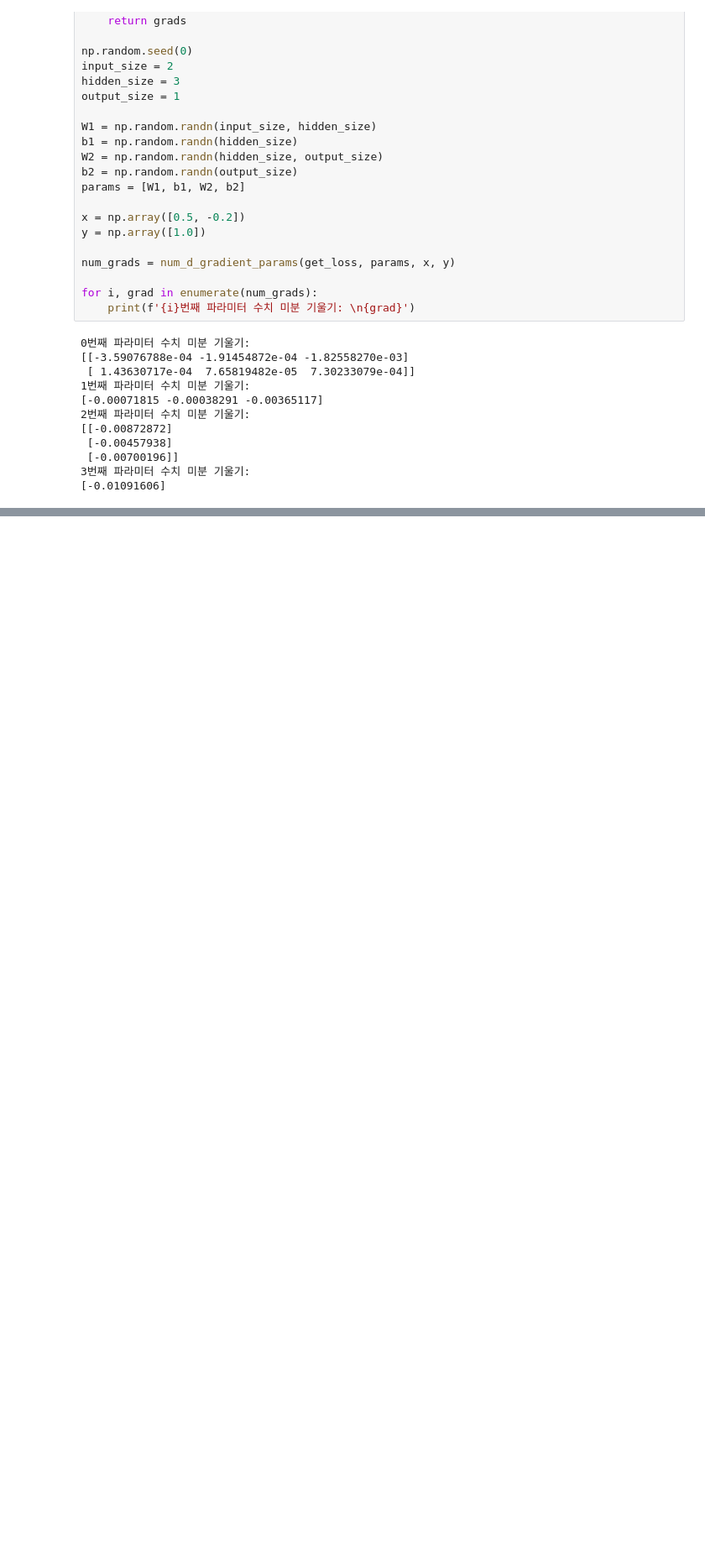
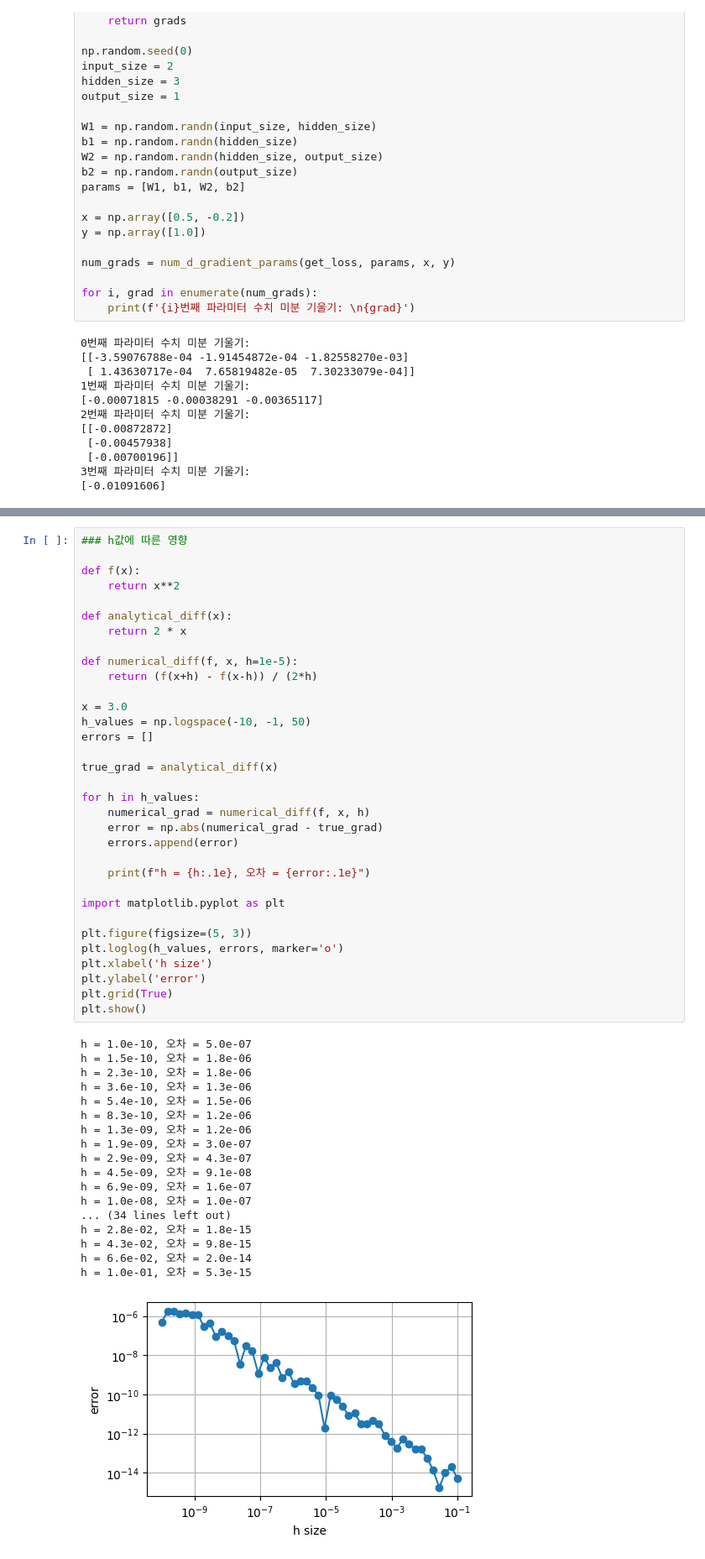
Before and after one commit to vfxpedia/06_deep_learning_basic, a Jupyter notebook: 06_calculus.ipynb, the cells around one changed output, grey strips where cells are left out. Shown at 84% size. Saved outputs shown, nothing was run; the diff lists cells and outputs as text; blank space fills up the shorter version.

```diff
--- a/06_calculus.ipynb
+++ b/06_calculus.ipynb
@@ -209,0 +210,52 @@ def f(x):
+# %%
+### h값에 따른 영향
+
+def f(x):
+    return x**2
+
+def analytical_diff(x):
+    return 2 * x
+
+def numerical_diff(f, x, h=1e-5):
+    return (f(x+h) - f(x-h)) / (2*h)
+
+x = 3.0
+h_values = np.logspace(-10, -1, 50)
+errors = []
+
+true_grad = analytical_diff(x)
+
+for h in h_values:
+    numerical_grad = numerical_diff(f, x, h)
+    error = np.abs(numerical_grad - true_grad)
+    errors.append(error)
+
+    print(f"h = {h:.1e}, 오차 = {error:.1e}")
+
+import matplotlib.pyplot as plt
+
+plt.figure(figsize=(5, 3))
+plt.loglog(h_values, errors, marker='o')
+plt.xlabel('h size')
+plt.ylabel('error')
+plt.grid(True)
+plt.show()
+# %% [output]
+h = 1.0e-10, 오차 = 5.0e-07
+h = 1.5e-10, 오차 = 1.8e-06
+h = 2.3e-10, 오차 = 1.8e-06
+h = 3.6e-10, 오차 = 1.3e-06
+h = 5.4e-10, 오차 = 1.5e-06
+h = 8.3e-10, 오차 = 1.2e-06
+h = 1.3e-09, 오차 = 1.2e-06
+h = 1.9e-09, 오차 = 3.0e-07
+h = 2.9e-09, 오차 = 4.3e-07
+h = 4.5e-09, 오차 = 9.1e-08
+h = 6.9e-09, 오차 = 1.6e-07
+h = 1.0e-08, 오차 = 1.0e-07
+... (34 lines left out)
+h = 2.8e-02, 오차 = 1.8e-15
+h = 4.3e-02, 오차 = 9.8e-15
+h = 6.6e-02, 오차 = 2.0e-14
+h = 1.0e-01, 오차 = 5.3e-15
+[figure, added]
```
Also changed, not shown: parts of 4 cells of this notebook, 3 other files.
